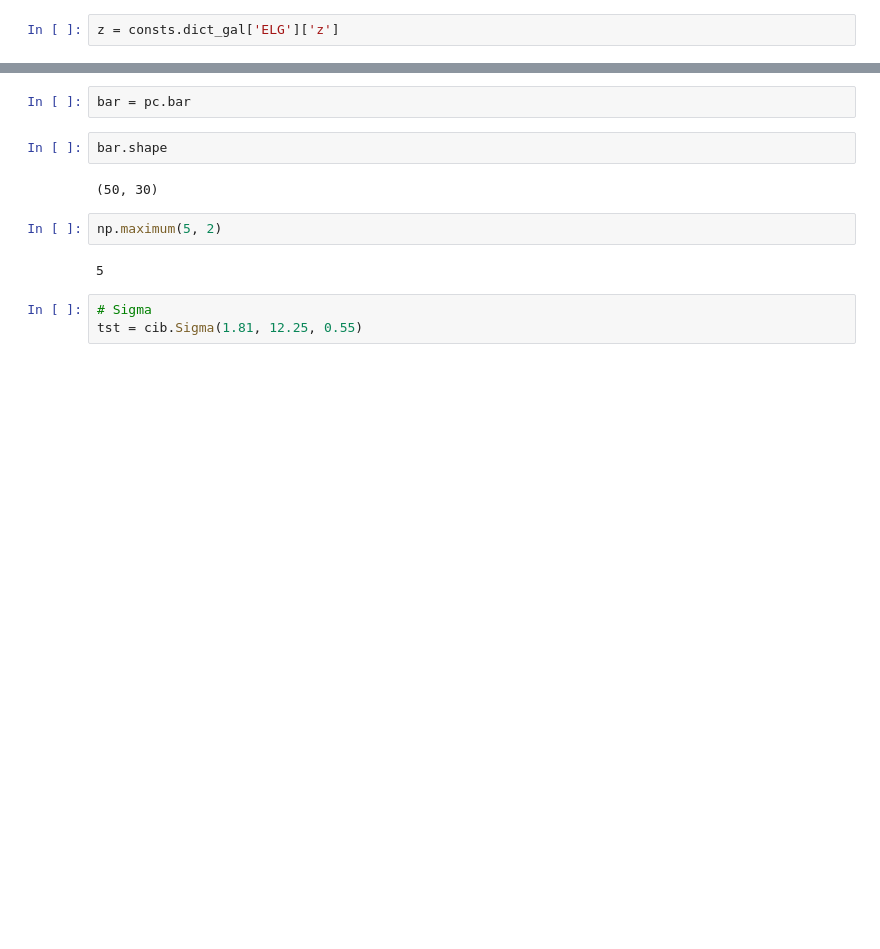
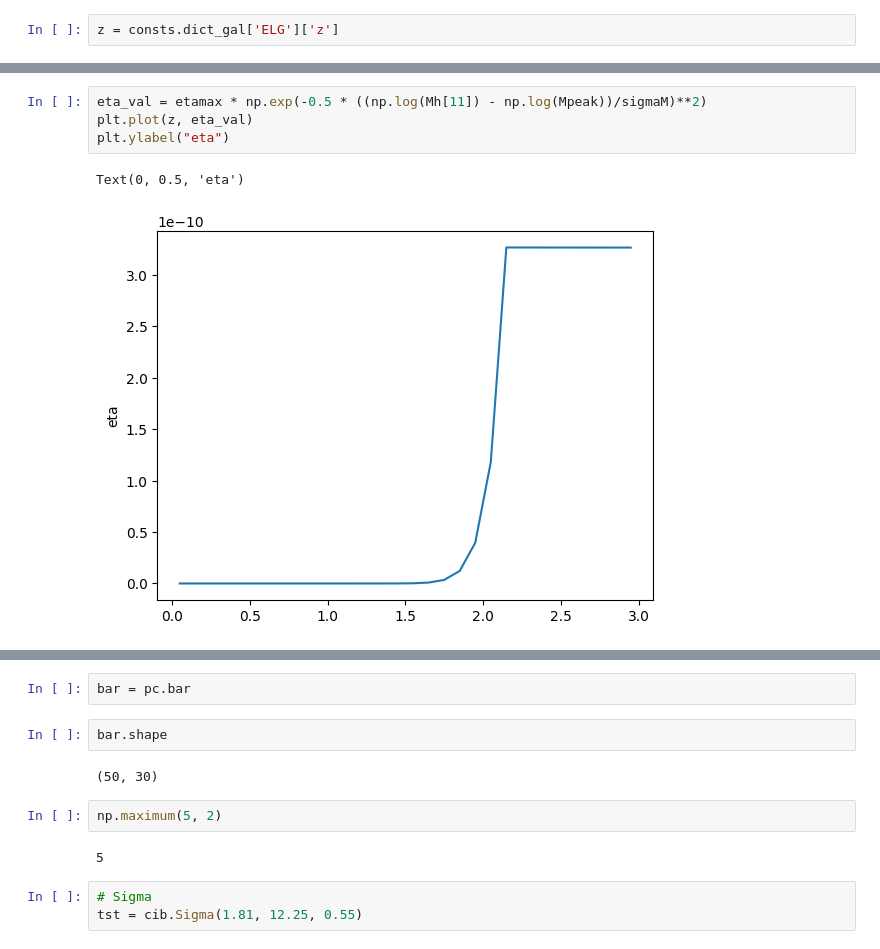
Before and after one commit to destrys/galCIB, a Jupyter notebook: base-lcdm.ipynb, the cells around one changed output, grey strips where cells are left out. Saved outputs shown, nothing was run; the diff lists cells and outputs as text; blank space fills up the shorter version.

```diff
--- a/base-lcdm.ipynb
+++ b/base-lcdm.ipynb
@@ -143,0 +176,7 @@ z = consts.dict_gal['ELG']['z']
+# %%
+eta_val = etamax * np.exp(-0.5 * ((np.log(Mh[11]) - np.log(Mpeak))/sigmaM)**2)
+plt.plot(z, eta_val)
+plt.ylabel("eta")
+# %% [output]
+Text(0, 0.5, 'eta')
+[figure, added]
```
Also changed, not shown: parts of 15 cells of this notebook, 2 other files.
